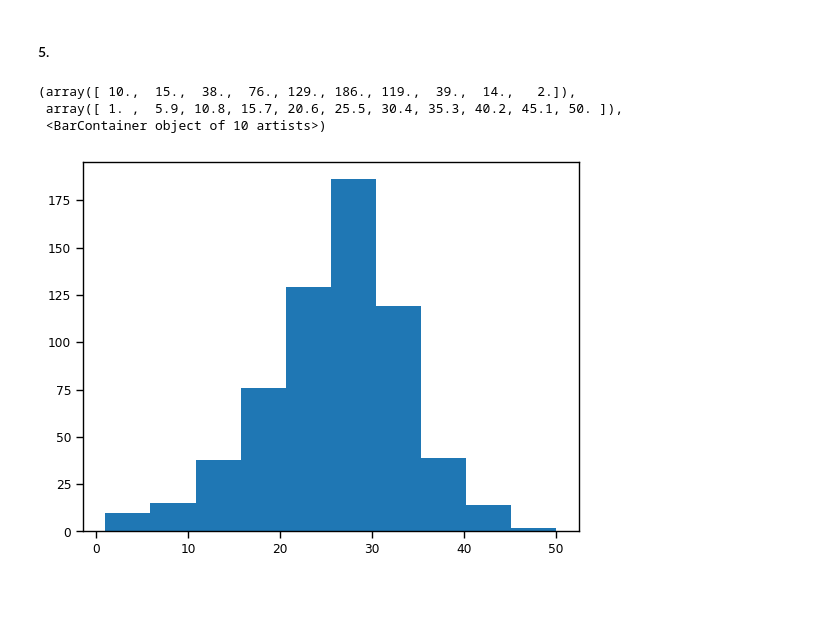
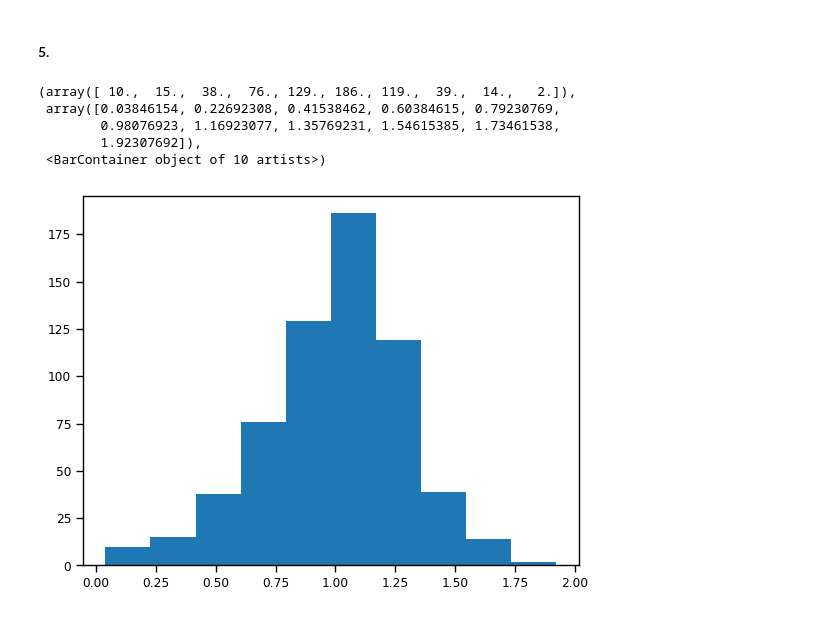
Before and after one commit to Keplex/4680_5680_intro_uds, a Jupyter notebook: Week6/W6_spatialweights.ipynb, the cells around one changed output. Saved outputs shown, nothing was run; the diff lists cells and outputs as text; code cells hidden in the pictures.

```diff
--- a/Week6/W6_spatialweights.ipynb
+++ b/Week6/W6_spatialweights.ipynb
@@ -1240,11 +1247,13 @@ knn_26_indeg = knn_26.sparse.sum(axis=0)
 knn_26_indeg_standardized = knn_26_indeg/26
 knn_26_indeg_standardized_flat = (knn_26_indeg_standardized).tolist()
 # %%
-plt.hist(knn_26_indeg_flat)
+plt.hist(knn_26_indeg_standardized_flat)
 # %% [output]
 (array([ 10.,  15.,  38.,  76., 129., 186., 119.,  39.,  14.,   2.]),
- array([ 1. ,  5.9, 10.8, 15.7, 20.6, 25.5, 30.4, 35.3, 40.2, 45.1, 50. ]),
+ array([0.03846154, 0.22692308, 0.41538462, 0.60384615, 0.79230769,
+        0.98076923, 1.16923077, 1.35769231, 1.54615385, 1.73461538,
+        1.92307692]),
  <BarContainer object of 10 artists>)
-[figure, old version]
+[figure, new version]
 # %%
 ## The hubbiness seem to be reduced when we increase the number of k-nearest neighbors.
```
Also changed, not shown: parts of 2 cells of this notebook, 2 other files.
